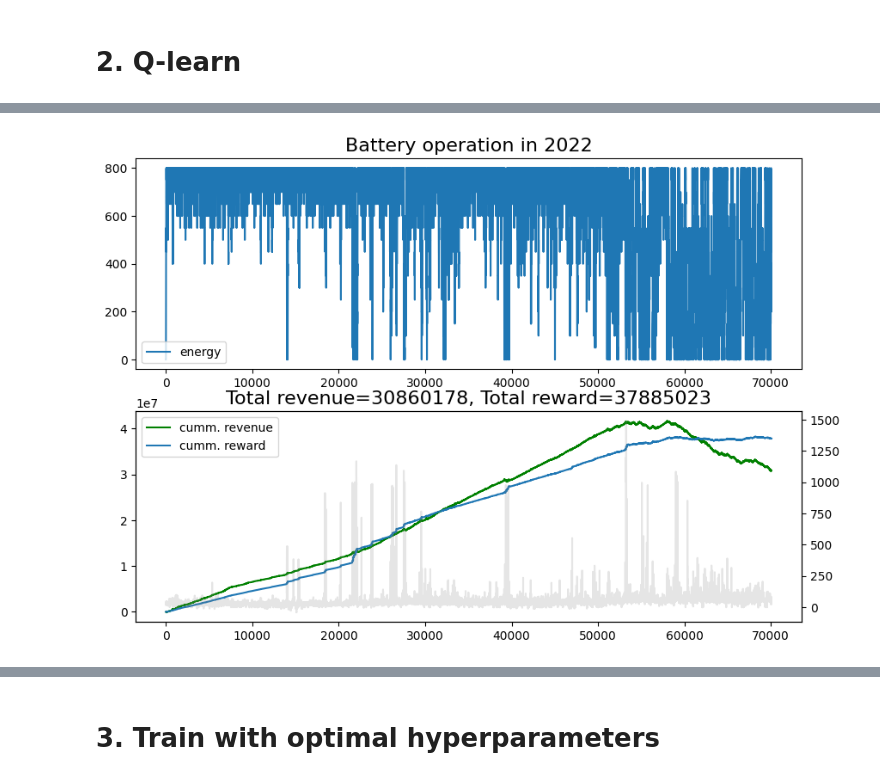
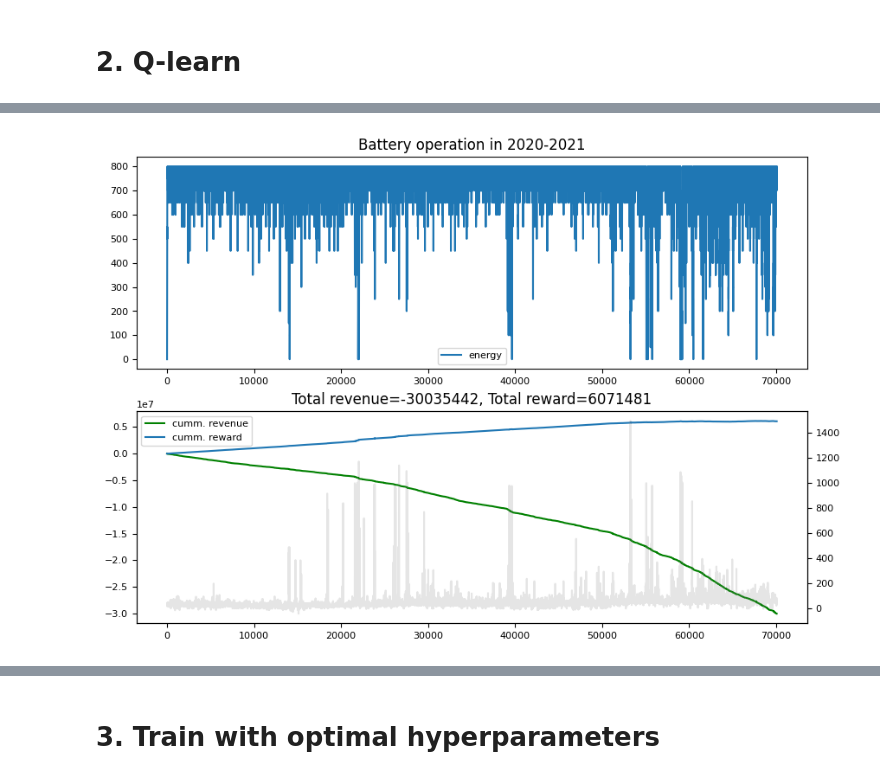
Before and after one commit to etrieschman/battery-charger, a Jupyter notebook: src/select_modelfree_approach.ipynb, the cells around one changed output, grey strips where cells are left out. Cells and saved outputs as stored; diff of their text form; code cells hidden in the pictures.

```diff
--- a/src/select_modelfree_approach.ipynb
+++ b/src/select_modelfree_approach.ipynb
@@ -45,24 +45,24 @@ group_cols = ['year']
 # %%
 # set hypterparameters
-hp_Q = {'pct_c':0.5, 'alpha':0.3, 'gamma':0.95,
-        'eps': 0.99, 'eps_dec': 0.01, 'm':100}
-hp_R = {'alpha':0.5, 'pct_rev':0.5, 'pct_ma':0.5}
+hp_Q = {'pct_c':0.5, 'alpha':0.1, 'gamma':0.95,
+        'eps': 0.99, 'eps_dec': 0.1, 'm':100}
+hp_R = {'alpha':0.5, 'pct_rev':0.25, 'pct_ma':0.75}
 # %%
 # set battery params
 b_params = {'dur':4, 'capacity':200}
 b_params['efficiency'] = get_efficiency(b_params['dur'])
 # %%
 # take out holdout data
-X_tt, y_tt, g_tt, X_val, y_val = train_test_split(df, X_cols, y_col, group_cols, yr_val=yr_val)
+X_tt, y_tt, g_tt, X_val, y_val = train_test_split(df, X_cols, y_col, group_cols, yr_val=2022)
 # %%
 # discretize space
-s_e, s_h, s_dow, (s_rt, rt_q) = get_discrete_states(X_tt, y_tt, b_params, None, hp_Q['m'])
-s_ev, s_hv, s_dowv, (s_rtv, __) = get_discrete_states(X_val, y_val, b_params, rt_q, hp_Q['m'])
+s_e, s_t, s_h, s_dow, (s_rt, rt_q) = get_discrete_states(X_tt, y_tt, b_params, None, tcol='const', m=hp_Q['m'])
+s_ev, s_tv, s_hv, s_dowv, (s_rtv, __) = get_discrete_states(X_val, y_val, b_params, rt_q, tcol='const', m=hp_Q['m'])
 # %% [markdown]
 # 2. Q-learn
 # %%
-states = s_e, s_h, s_dow, s_rt
-Q, Q_log, eps_log = train_Q(states, y_tt, b_params, hp_Q, hp_R, 25, 300, True)
+states = s_e, s_t, s_h, s_dow, s_rt
+Q, Q_log, eps_log = train_Q(states, y_tt, b_params, hp_Q, hp_R, 100, 10000, True)
 # %%
 # look at Q convergence
 plt.figure(figsize=(6, 3))
@@ -74,7 +74,7 @@ plt.show()
 # %%
-states = s_e, s_h, s_dow, s_rt
+states = s_e, s_t, s_h, s_dow, s_rt
 ace, revrew = validate_Q(Q, states, y_tt, b_params, hp_R, True)
-plot_Qval(ace, revrew, y_tt, b_params)
+plot_Qval(ace, revrew, y_tt, b_params, yr='2020-2021')
 # %% [output]
-[figure, old version]
+[figure, new version]
 # %%
```
Also changed, not shown: parts of 10 cells of this notebook, 12 other files.
